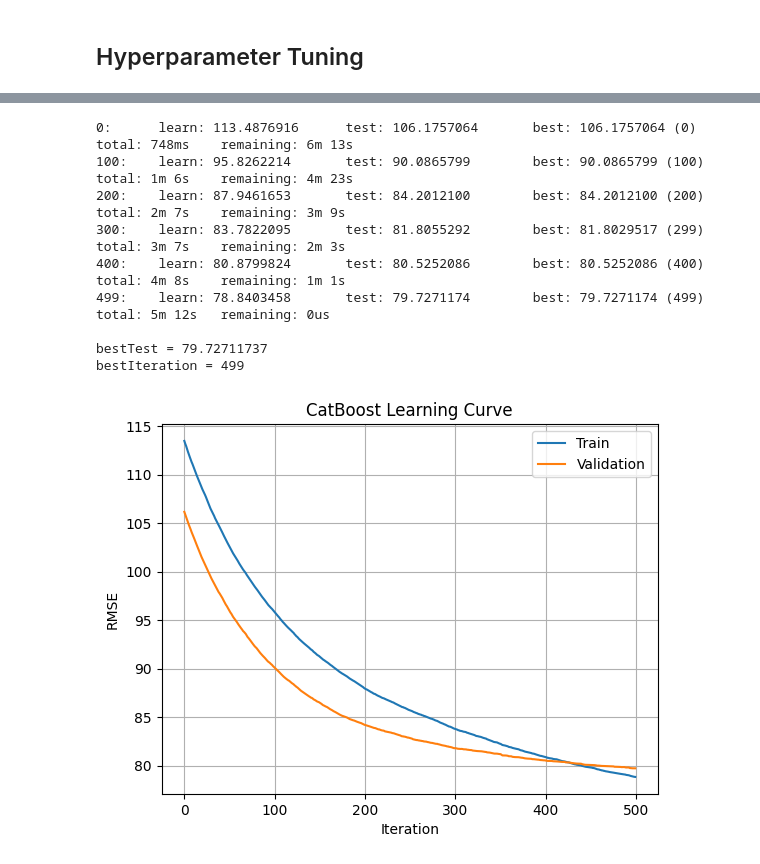
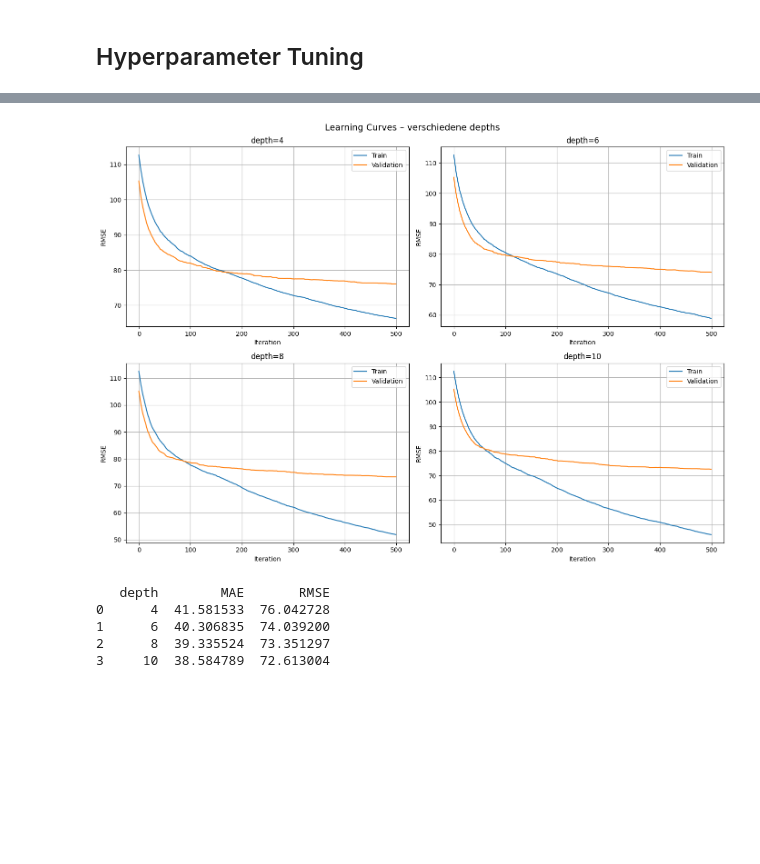
Before and after one commit to Spuphi/ML-airbnb, a Jupyter notebook: castboost.ipynb, the cells around one changed output, grey strips where cells are left out. Cells and saved outputs as stored; diff of their text form; code cells hidden in the pictures; blank space fills up the shorter version.

```diff
--- a/castboost.ipynb
+++ b/castboost.ipynb
@@ -200,44 +204,40 @@ for i, d in enumerate(depths):
         verbose=False
     )
     model.fit(
         X_train, y_train,
         cat_features= categorical_features,
         text_features= text_features,
         eval_set=(X_test, y_test)
     )
 
-    y_pred = model.predict(X_test_small)
+    y_pred = model.predict(X_test)
     mae = mean_absolute_error(y_test, y_pred)
     rmse = np.sqrt(mean_squared_error(y_test, y_pred))
     results_depth.append({"depth": d, "MAE": mae, "RMSE": rmse})
 
     curve = model.get_evals_result()
     axes[i].plot(curve["learn"]["RMSE"], label="Train")
     axes[i].plot(curve["validation"]["RMSE"], label="Validation")
     axes[i].set_title(f"depth={d}")
     axes[i].set_xlabel("Iteration")
     axes[i].set_ylabel("RMSE")
     axes[i].legend()
     axes[i].grid(True)
 
 plt.suptitle("Learning Curves – verschiedene depths", fontsize=14)
 plt.tight_layout()
 plt.savefig("tuning_depth.png")
 plt.show()
 
 results_depth_df = pd.DataFrame(results_depth)
 print(results_depth_df)
 # %% [output]
+[figure, new version]
-0:      learn: 113.4876916      test: 106.1757064       best: 106.1757064 (0)   total: 748ms    remaining: 6m 13s
-100:    learn: 95.8262214       test: 90.0865799        best: 90.0865799 (100)  total: 1m 6s    remaining: 4m 23s
-200:    learn: 87.9461653       test: 84.2012100        best: 84.2012100 (200)  total: 2m 7s    remaining: 3m 9s
-300:    learn: 83.7822095       test: 81.8055292        best: 81.8029517 (299)  total: 3m 7s    remaining: 2m 3s
-400:    learn: 80.8799824       test: 80.5252086        best: 80.5252086 (400)  total: 4m 8s    remaining: 1m 1s
-499:    learn: 78.8403458       test: 79.7271174        best: 79.7271174 (499)  total: 5m 12s   remaining: 0us
-
-bestTest = 79.72711737
-bestIteration = 499
+   depth        MAE       RMSE
+0      4  41.581533  76.042728
+1      6  40.306835  74.039200
+2      8  39.335524  73.351297
+3     10  38.584789  72.613004
-[figure, old version]
 # %%
 # MAE & RMSE comparison
 
```
Also changed, not shown: parts of 4 cells of this notebook.
